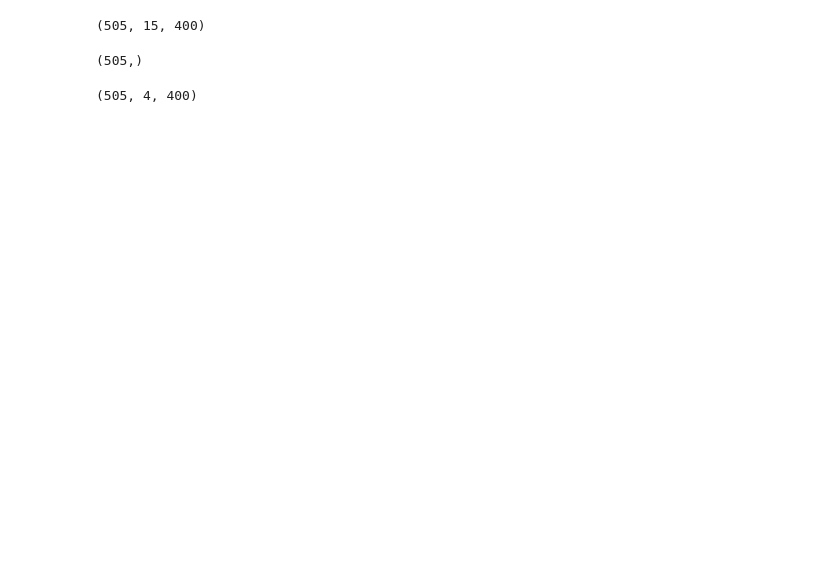
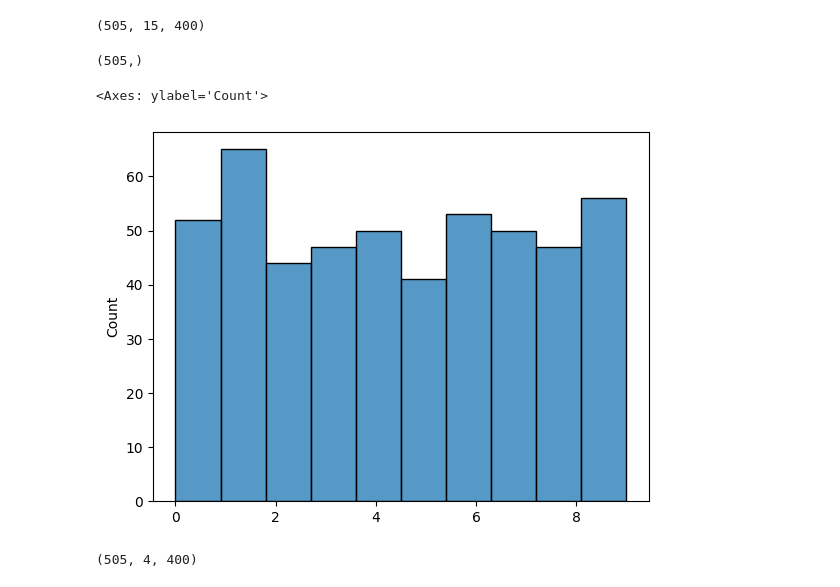
Before and after one commit to steventango/clep, a Jupyter notebook: ourdata.ipynb, the cells around one changed output. Cells and saved outputs as stored; diff of their text form; code cells hidden in the pictures; blank space fills up the shorter version.

```diff
--- a/ourdata.ipynb
+++ b/ourdata.ipynb
@@ -12,6 +16,12 @@ dataset_eeg.shape
 dataset_label.shape
 # %% [output]
 (505,)
+# %%
+import seaborn as sns
+sns.histplot(dataset_label)
+# %% [output]
+<Axes: ylabel='Count'>
+[figure, added]
 # %%
 dataset_eeg = dataset_eeg[:, 1:5]
 # %%
```
Also changed, not shown: parts of 4 cells of this notebook, 1 other file.
